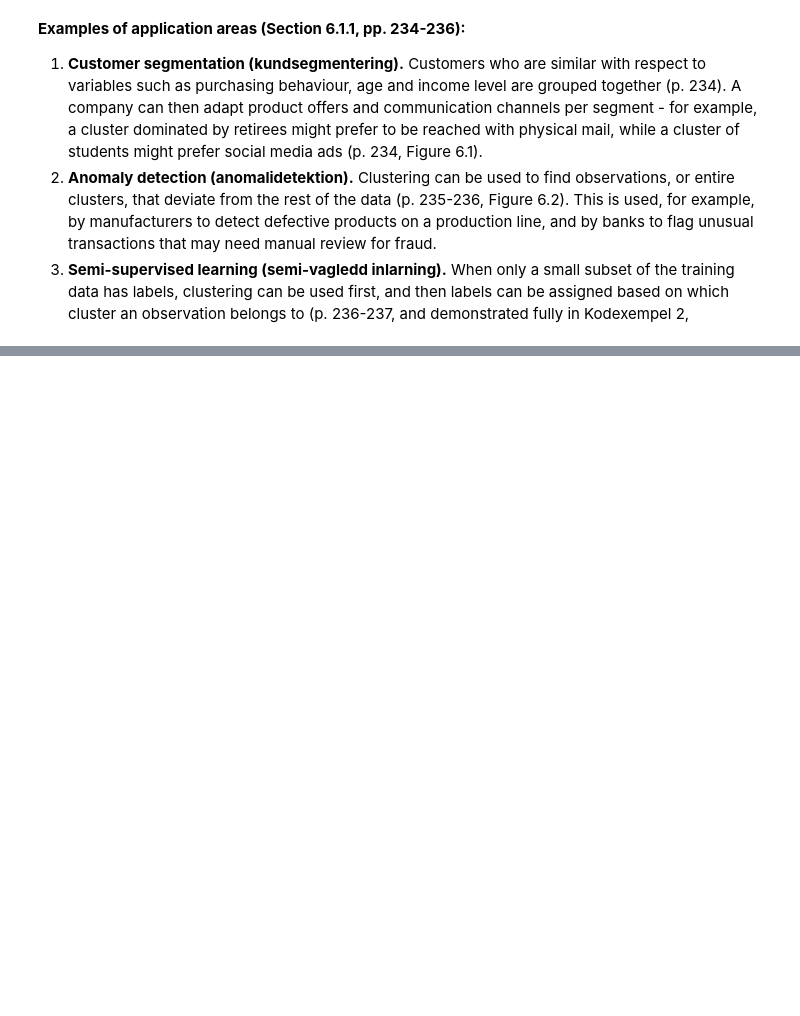
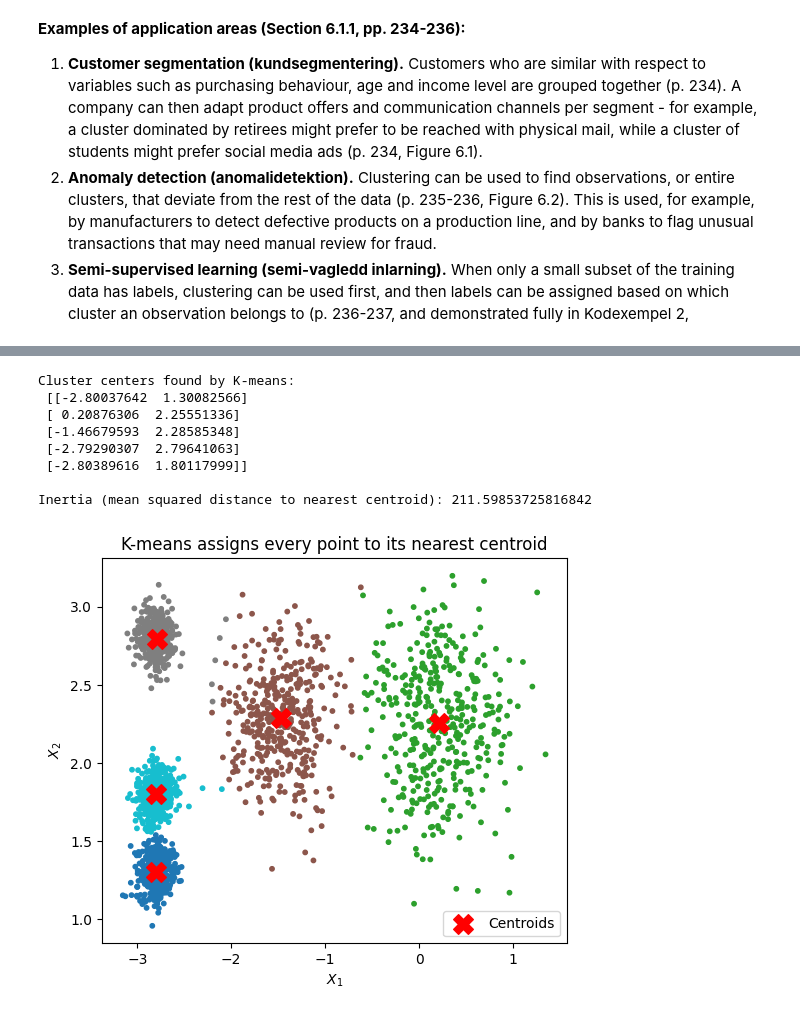
Before and after one commit to arbazshah52/Individual-Machine-Learning, a Jupyter notebook: Kapital6/Kapital.ipynb, the cells around one changed output, grey strips where cells are left out. Cells and saved outputs as stored; diff of their text form; code cells hidden in the pictures; blank space fills up the shorter version.

```diff
--- a/Kapital6/Kapital.ipynb
+++ b/Kapital6/Kapital.ipynb
@@ -26,0 +47,38 @@ Clustering is an **unsupervised learning** technique: there is no target variabl
+# %%
+# Reproducing the book's own demonstration setup (Section 6.2.1, p. 241) to see
+# the "assign -> recompute centroid -> repeat" mechanism described above in action.
+blob_centers = np.array(
+    [[0.2, 2.3],
+     [-1.5, 2.3],
+     [-2.8, 1.8],
+     [-2.8, 2.8],
+     [-2.8, 1.3]])
+blob_std = np.array([0.4, 0.3, 0.1, 0.1, 0.1])
+X_demo, y_demo = make_blobs(n_samples=2000, centers=blob_centers, cluster_std=blob_std,
+                             random_state=7)
+
+kmeans_demo = KMeans(n_clusters=5, n_init=20, max_iter=400, random_state=RANDOM_STATE)
+kmeans_demo.fit(X_demo)
+
+print("Cluster centers found by K-means:\n", kmeans_demo.cluster_centers_)
+print("\nInertia (mean squared distance to nearest centroid):", kmeans_demo.inertia_)
+
+fig, ax = plt.subplots(figsize=(6, 5))
+scatter = ax.scatter(X_demo[:, 0], X_demo[:, 1], c=kmeans_demo.labels_, cmap="tab10", s=10)
+ax.scatter(kmeans_demo.cluster_centers_[:, 0], kmeans_demo.cluster_centers_[:, 1],
+           c="red", marker="X", s=200, label="Centroids")
+ax.set_xlabel("$X_1$")
+ax.set_ylabel("$X_2$")
+ax.set_title("K-means assigns every point to its nearest centroid")
+ax.legend()
+plt.show()
+# %% [output]
+Cluster centers found by K-means:
+ [[-2.80037642  1.30082566]
+ [ 0.20876306  2.25551336]
+ [-1.46679593  2.28585348]
+ [-2.79290307  2.79641063]
+ [-2.80389616  1.80117999]]
+
+Inertia (mean squared distance to nearest centroid): 211.59853725816842
+[figure, added]
```
Also changed, not shown: parts of 5 cells of this notebook, 3 other files.
